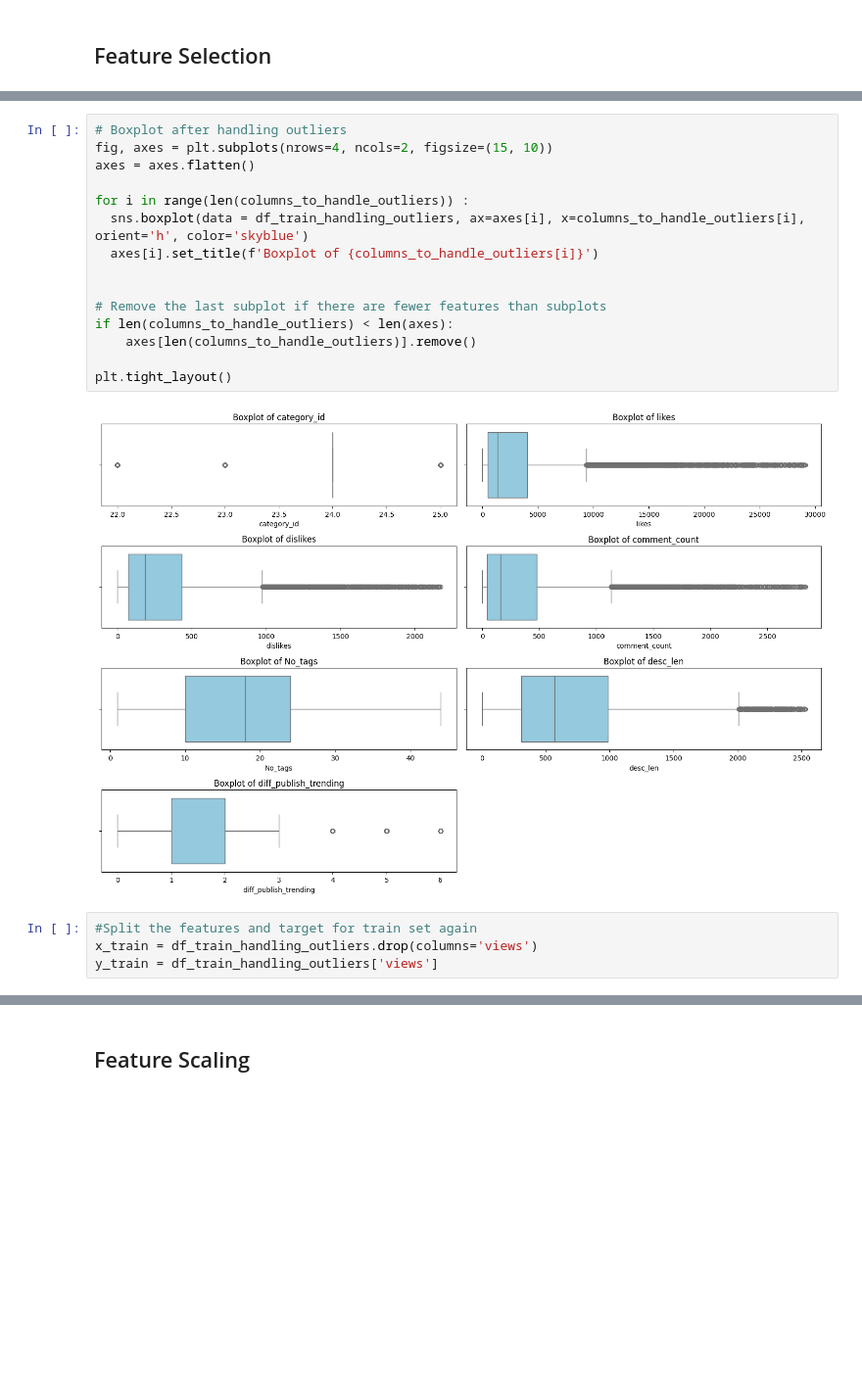
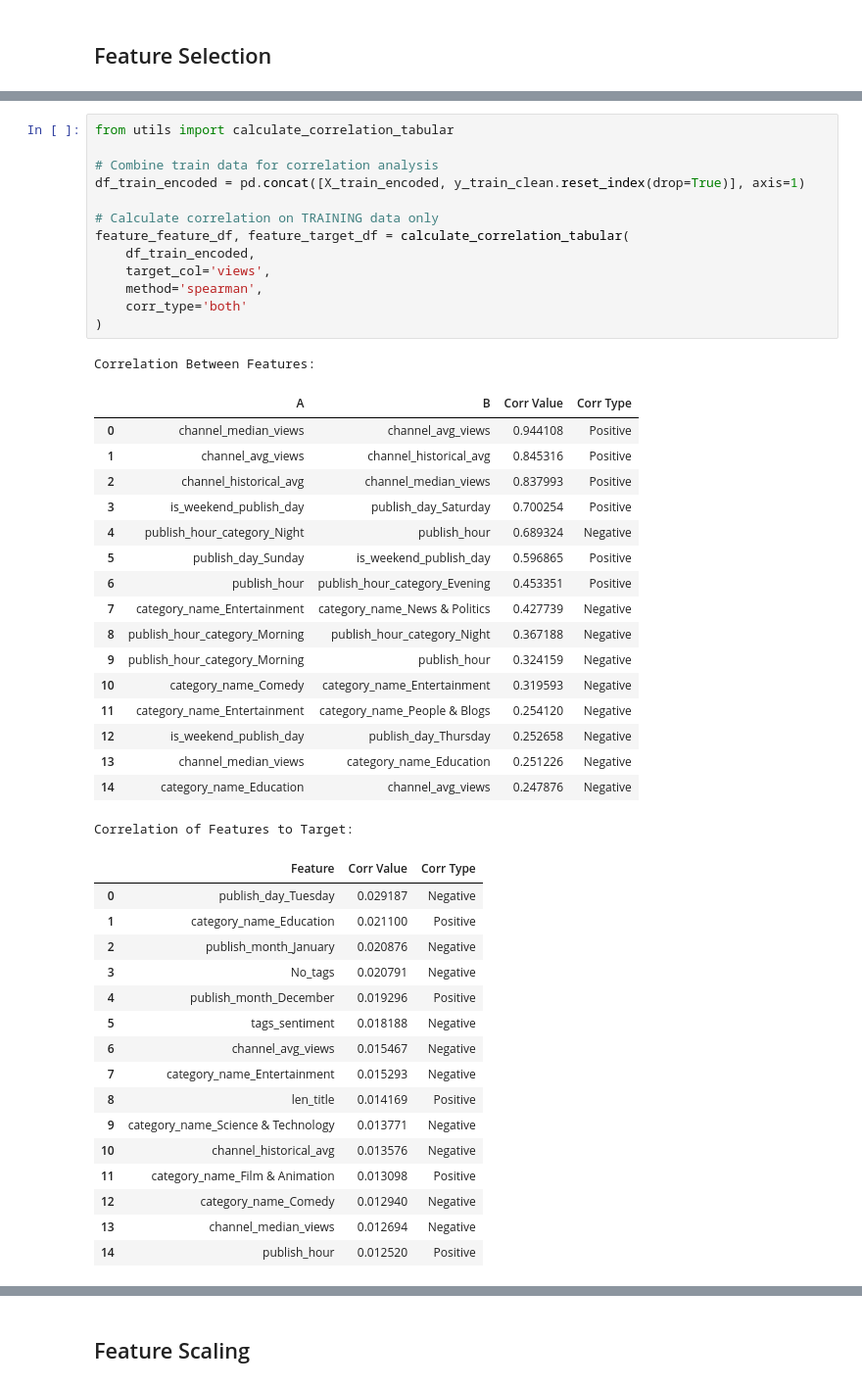
Before and after one commit to mcikalmerdeka/Youtube-Video-Views-Prediction, a Jupyter notebook: notebook_fix.ipynb, the cells around one changed output, grey strips where cells are left out. Shown at 98% size. Saved outputs shown, nothing was run; the diff lists cells and outputs as text; blank space fills up the shorter version.

```diff
--- a/notebook_fix.ipynb
+++ b/notebook_fix.ipynb
@@ -1292,21 +1003,48 @@ The number of rows after filtering out outliers: 13937
-# %%
-# Boxplot after handling outliers
-fig, axes = plt.subplots(nrows=4, ncols=2, figsize=(15, 10))
-axes = axes.flatten()
-
-for i in range(len(columns_to_handle_outliers)) :
-  sns.boxplot(data = df_train_handling_outliers, ax=axes[i], x=columns_to_handle_outliers[i], orient='h', color='skyblue')
-  axes[i].set_title(f'Boxplot of {columns_to_handle_outliers[i]}')
-
-
-# Remove the last subplot if there are fewer features than subplots
-if len(columns_to_handle_outliers) < len(axes):
-    axes[len(columns_to_handle_outliers)].remove()
-
-plt.tight_layout()
-# %% [output]
-[figure, removed]
-# %%
-#Split the features and target for train set again
-x_train = df_train_handling_outliers.drop(columns='views')
-y_train = df_train_handling_outliers['views']
+# %%
+from utils import calculate_correlation_tabular
+
+# Combine train data for correlation analysis
+df_train_encoded = pd.concat([X_train_encoded, y_train_clean.reset_index(drop=True)], axis=1)
+
+# Calculate correlation on TRAINING data only
+feature_feature_df, feature_target_df = calculate_correlation_tabular(
+    df_train_encoded,
+    target_col='views',
+    method='spearman',
+    corr_type='both'
+)
+# %% [output]
+Correlation Between Features:
+|  | A | B | Corr Value | Corr Type |
+| 0 | channel_median_views | channel_avg_views | 0.944108 | Positive |
+| 1 | channel_avg_views | channel_historical_avg | 0.845316 | Positive |
+| 2 | channel_historical_avg | channel_median_views | 0.837993 | Positive |
+| 3 | is_weekend_publish_day | publish_day_Saturday | 0.700254 | Positive |
+| 4 | publish_hour_category_Night | publish_hour | 0.689324 | Negative |
+| 5 | publish_day_Sunday | is_weekend_publish_day | 0.596865 | Positive |
+| 6 | publish_hour | publish_hour_category_Evening | 0.453351 | Positive |
+| 7 | category_name_Entertainment | category_name_News & Politics | 0.427739 | Negative |
+| 8 | publish_hour_category_Morning | publish_hour_category_Night | 0.367188 | Negative |
+| 9 | publish_hour_category_Morning | publish_hour | 0.324159 | Negative |
+| 10 | category_name_Comedy | category_name_Entertainment | 0.319593 | Negative |
+| 11 | category_name_Entertainment | category_name_People & Blogs | 0.254120 | Negative |
+| 12 | is_weekend_publish_day | publish_day_Thursday | 0.252658 | Negative |
+| 13 | channel_median_views | category_name_Education | 0.251226 | Negative |
+| 14 | category_name_Education | channel_avg_views | 0.247876 | Negative |
+Correlation of Features to Target:
+|  | Feature | Corr Value | Corr Type |
+| 0 | publish_day_Tuesday | 0.029187 | Negative |
+| 1 | category_name_Education | 0.021100 | Positive |
+| 2 | publish_month_January | 0.020876 | Negative |
+| 3 | No_tags | 0.020791 | Negative |
+| 4 | publish_month_December | 0.019296 | Positive |
+| 5 | tags_sentiment | 0.018188 | Negative |
+| 6 | channel_avg_views | 0.015467 | Negative |
+| 7 | category_name_Entertainment | 0.015293 | Negative |
+| 8 | len_title | 0.014169 | Positive |
+| 9 | category_name_Science & Technology | 0.013771 | Negative |
+| 10 | channel_historical_avg | 0.013576 | Negative |
+| 11 | category_name_Film & Animation | 0.013098 | Positive |
+| 12 | category_name_Comedy | 0.012940 | Negative |
+| 13 | channel_median_views | 0.012694 | Negative |
+| 14 | publish_hour | 0.012520 | Positive |
```
Also changed, not shown: parts of 30 cells of this notebook.
